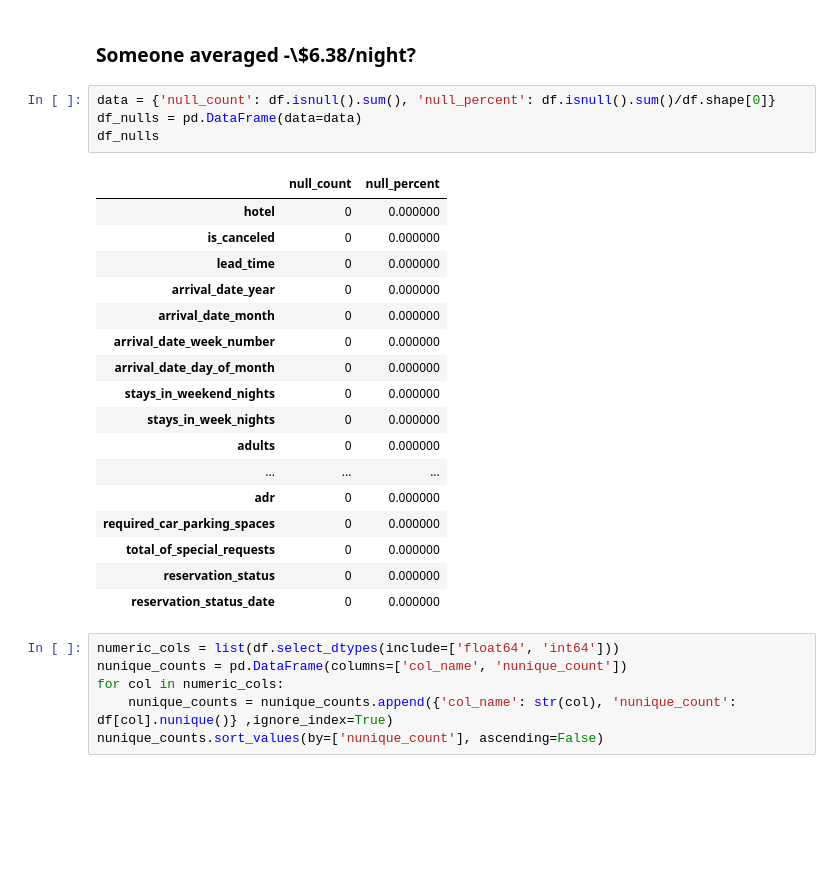
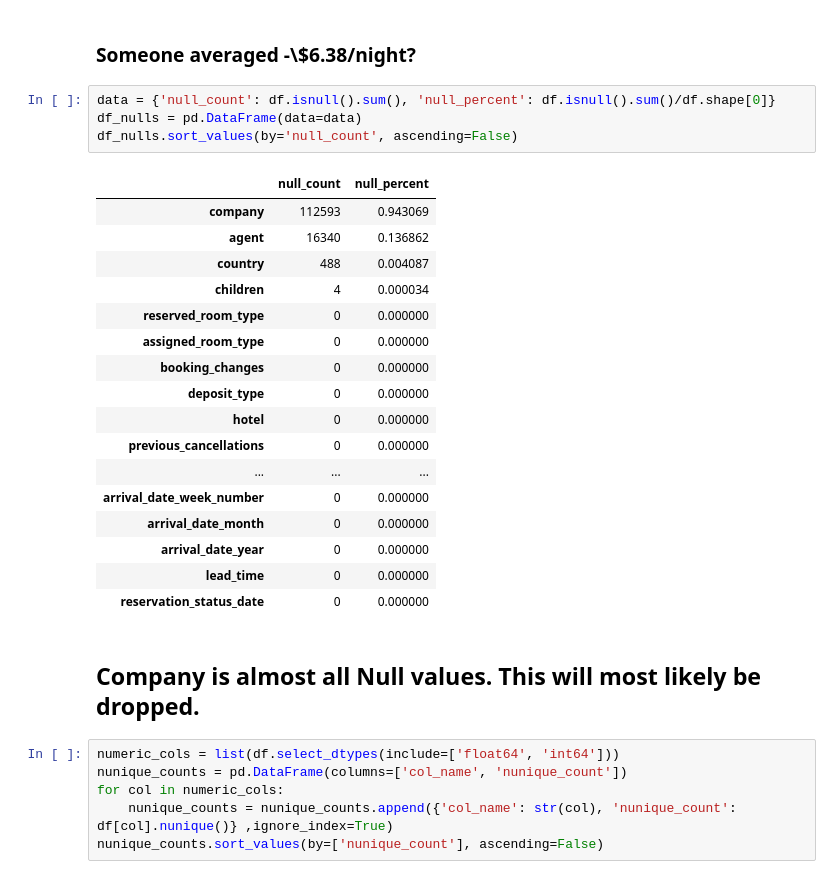
Before and after one commit to josephburton06/Hotel-Bookings, a Jupyter notebook: hotel_bookings.ipynb, the cells around one changed output. Cells and saved outputs as stored; diff of their text form; blank space fills up the shorter version.

```diff
--- a/hotel_bookings.ipynb
+++ b/hotel_bookings.ipynb
@@ -142,25 +142,27 @@ df.describe()
 # %%
 data = {'null_count': df.isnull().sum(), 'null_percent': df.isnull().sum()/df.shape[0]}
 df_nulls = pd.DataFrame(data=data)
-df_nulls
+df_nulls.sort_values(by='null_count', ascending=False)
 # %% [output]
 |  | null_count | null_percent |
+| company | 112593 | 0.943069 |
+| agent | 16340 | 0.136862 |
+| country | 488 | 0.004087 |
+| children | 4 | 0.000034 |
+| reserved_room_type | 0 | 0.000000 |
+| assigned_room_type | 0 | 0.000000 |
+| booking_changes | 0 | 0.000000 |
+| deposit_type | 0 | 0.000000 |
 | hotel | 0 | 0.000000 |
-| is_canceled | 0 | 0.000000 |
+| previous_cancellations | 0 | 0.000000 |
+| ... | ... | ... |
+| arrival_date_week_number | 0 | 0.000000 |
+| arrival_date_month | 0 | 0.000000 |
+| arrival_date_year | 0 | 0.000000 |
 | lead_time | 0 | 0.000000 |
-| arrival_date_year | 0 | 0.000000 |
-| arrival_date_month | 0 | 0.000000 |
-| arrival_date_week_number | 0 | 0.000000 |
-| arrival_date_day_of_month | 0 | 0.000000 |
-| stays_in_weekend_nights | 0 | 0.000000 |
-| stays_in_week_nights | 0 | 0.000000 |
-| adults | 0 | 0.000000 |
-| ... | ... | ... |
-| adr | 0 | 0.000000 |
-| required_car_parking_spaces | 0 | 0.000000 |
-| total_of_special_requests | 0 | 0.000000 |
-| reservation_status | 0 | 0.000000 |
 | reservation_status_date | 0 | 0.000000 |
+# %% [markdown]
+## Company is almost all Null values.  This will most likely be dropped.
 # %%
 numeric_cols = list(df.select_dtypes(include=['float64', 'int64']))
 nunique_counts = pd.DataFrame(columns=['col_name', 'nunique_count'])
```
Also changed, not shown: parts of 2 cells of this notebook.
